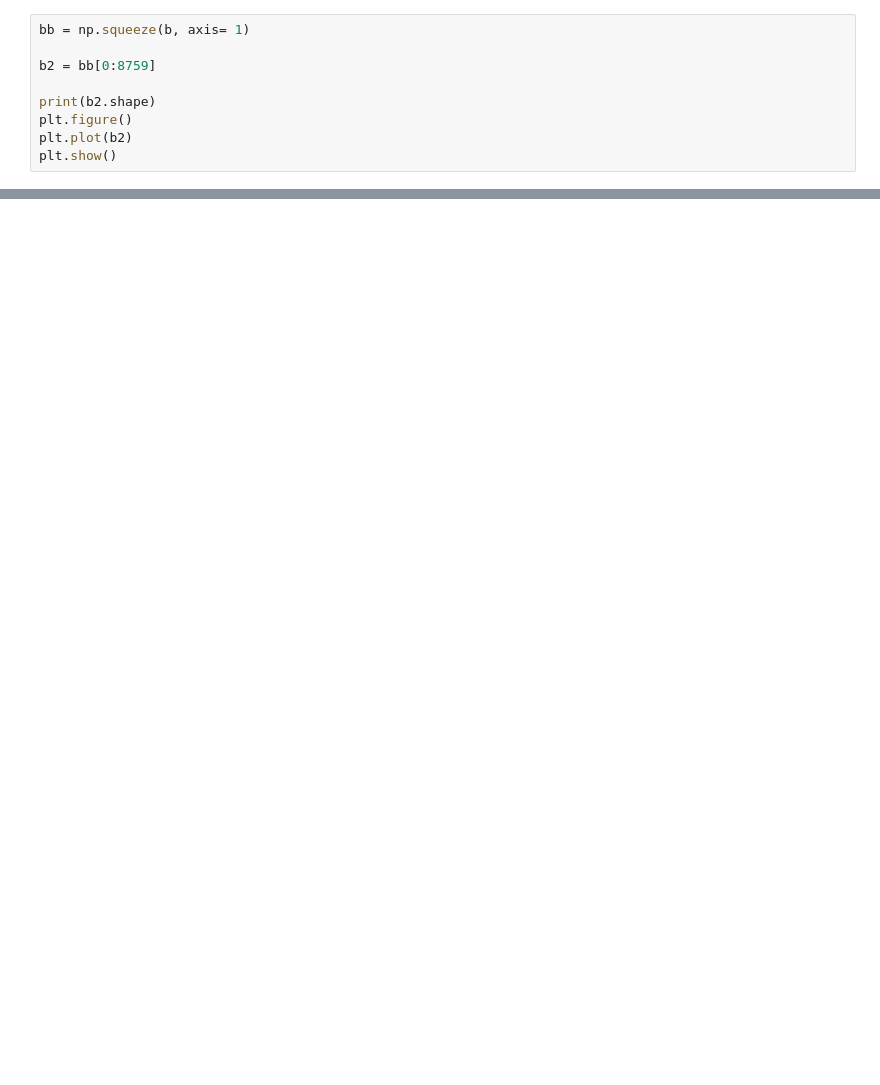
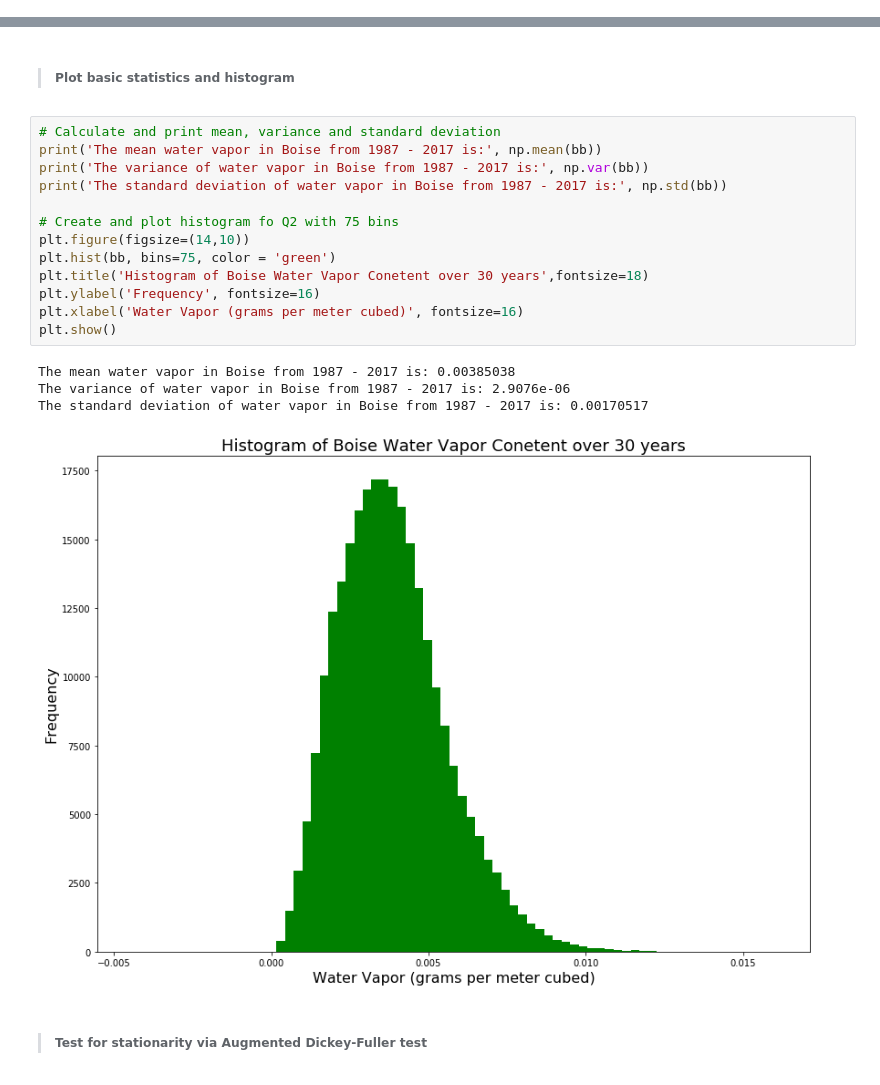
Before and after one commit to charlie-becker/GEO-518, a Jupyter notebook: GEOS-518-Module_2.ipynb, the cells around one changed output, grey strips where cells are left out. Cells and saved outputs as stored; diff of their text form; blank space fills up the shorter version.

```diff
--- a/GEOS-518-Module_2.ipynb
+++ b/GEOS-518-Module_2.ipynb
@@ -20,9 +0,0 @@ b = a['Q2'].values
-# %%
-bb = np.squeeze(b, axis= 1)
-
-b2 = bb[0:8759]
-
-print(b2.shape)
-plt.figure()
-plt.plot(b2)
-plt.show()
@@ -127,0 +34,22 @@ plt.show()
+# %% [markdown]
+> ##### Plot basic statistics and histogram
+# %%
+# Calculate and print mean, variance and standard deviation
+print('The mean water vapor in Boise from 1987 - 2017 is:', np.mean(bb))
+print('The variance of water vapor in Boise from 1987 - 2017 is:', np.var(bb))
+print('The standard deviation of water vapor in Boise from 1987 - 2017 is:', np.std(bb))
+
+# Create and plot histogram fo Q2 with 75 bins
+plt.figure(figsize=(14,10))
+plt.hist(bb, bins=75, color = 'green')
+plt.title('Histogram of Boise Water Vapor Conetent over 30 years',fontsize=18)
+plt.ylabel('Frequency', fontsize=16)
+plt.xlabel('Water Vapor (grams per meter cubed)', fontsize=16)
+plt.show()
+# %% [output]
+The mean water vapor in Boise from 1987 - 2017 is: 0.00385038
+The variance of water vapor in Boise from 1987 - 2017 is: 2.9076e-06
+The standard deviation of water vapor in Boise from 1987 - 2017 is: 0.00170517
+[figure, added]
+# %% [markdown]
+> ##### Test for stationarity via Augmented Dickey-Fuller test
```
Also changed, not shown: parts of 32 cells of this notebook.
